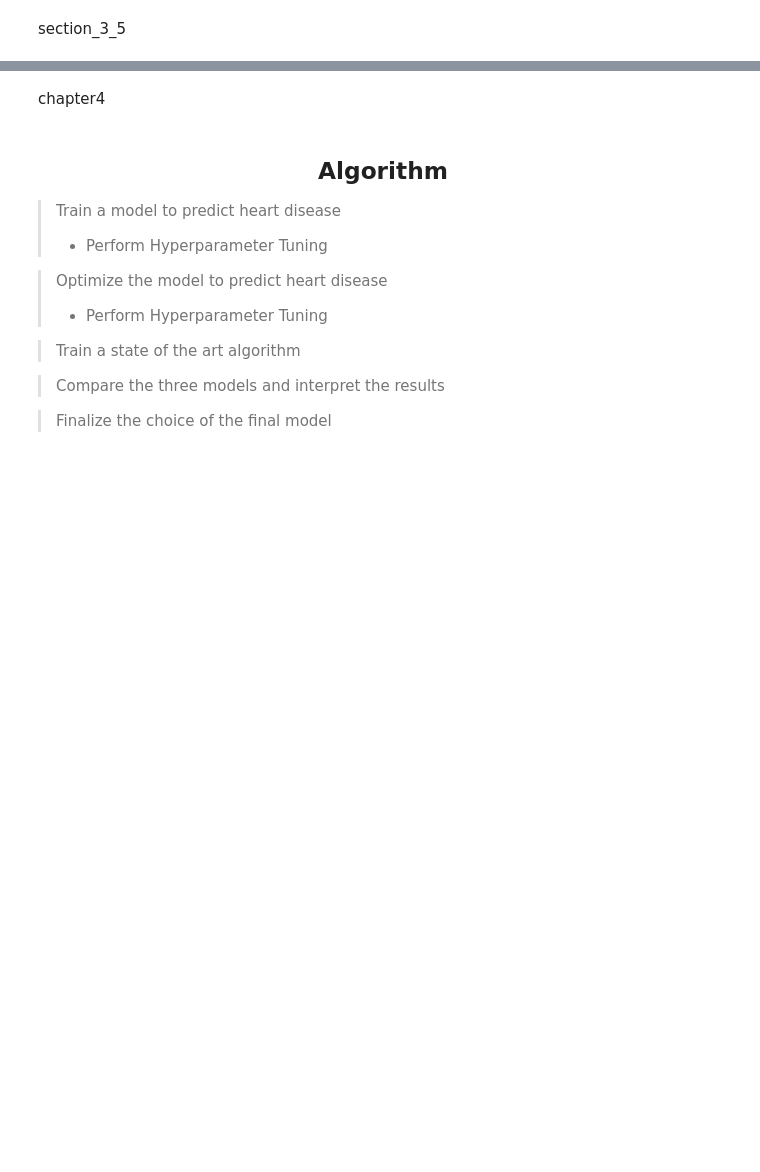
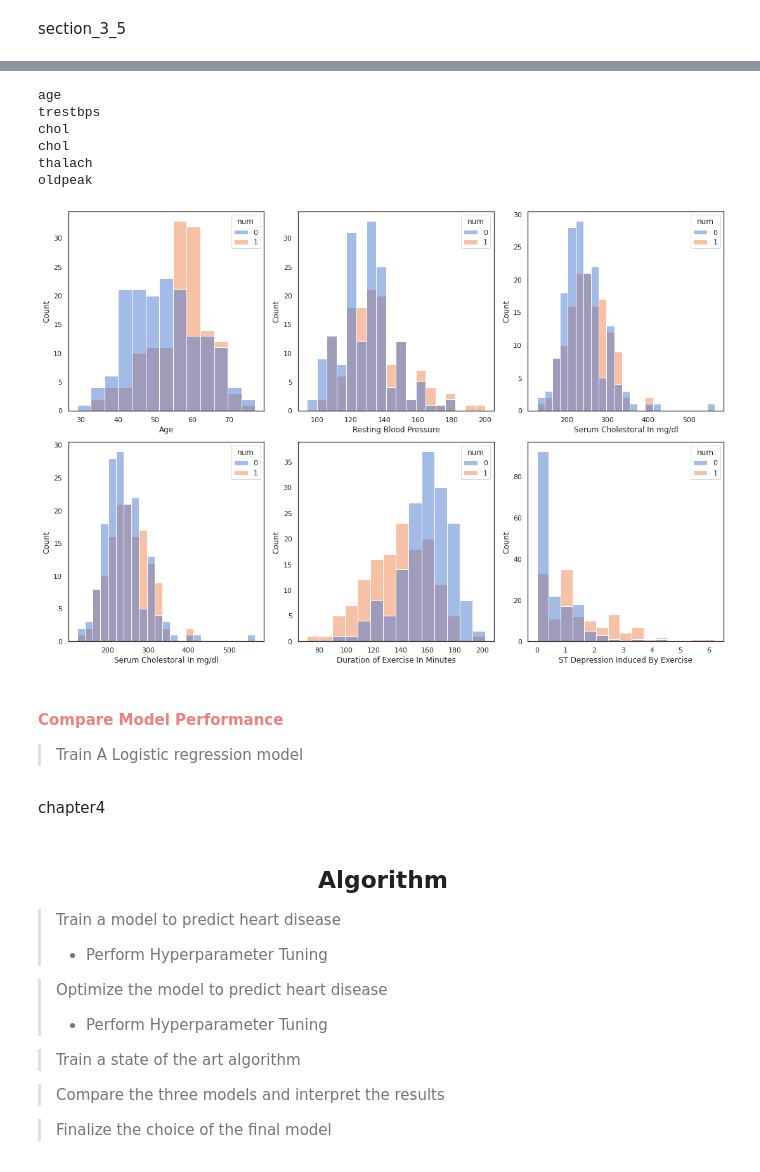
Before and after one commit to Five-Tackle-One/Investigative-Analysis-of-Heart-Disease-Diagnosis, a Jupyter notebook: Investigative Analysis of Heart Disease Diagnosis.ipynb, the cells around one changed output, grey strips where cells are left out. Saved outputs shown, nothing was run; the diff lists cells and outputs as text; code cells hidden in the pictures; blank space fills up the shorter version.

```diff
--- a/Investigative Analysis of Heart Disease Diagnosis.ipynb
+++ b/Investigative Analysis of Heart Disease Diagnosis.ipynb
@@ -266,3 +322,23 @@ X
+# %%
+n = 3
+m = 2
+fig1, f1_axes = plt.subplots(ncols=3, nrows=2, constrained_layout=True,figsize=(15,10))
+for i in range(m):
+    for j in range(n):
+        sns.histplot(data=drop_missing_cleveland, x=continuous[i*m + j], hue="num",ax=f1_axes[i,j])
+        f1_axes[i,j].set_xlabel(names[continuous[i*m + j]])
+# %% [output]
+age
+trestbps
+chol
+chol
+thalach
+oldpeak
+[figure, added]
+# %% [markdown]
+<h4 style="color:lightcoral"><strong>Compare Model Performance</strong></h4>
+
+> Train A Logistic regression model
 # %% [markdown]
 <a id="chapter4" name="chapter4">chapter4</a>
 # %% [markdown]
```
Also changed, not shown: parts of 11 cells of this notebook, 1 other file.
